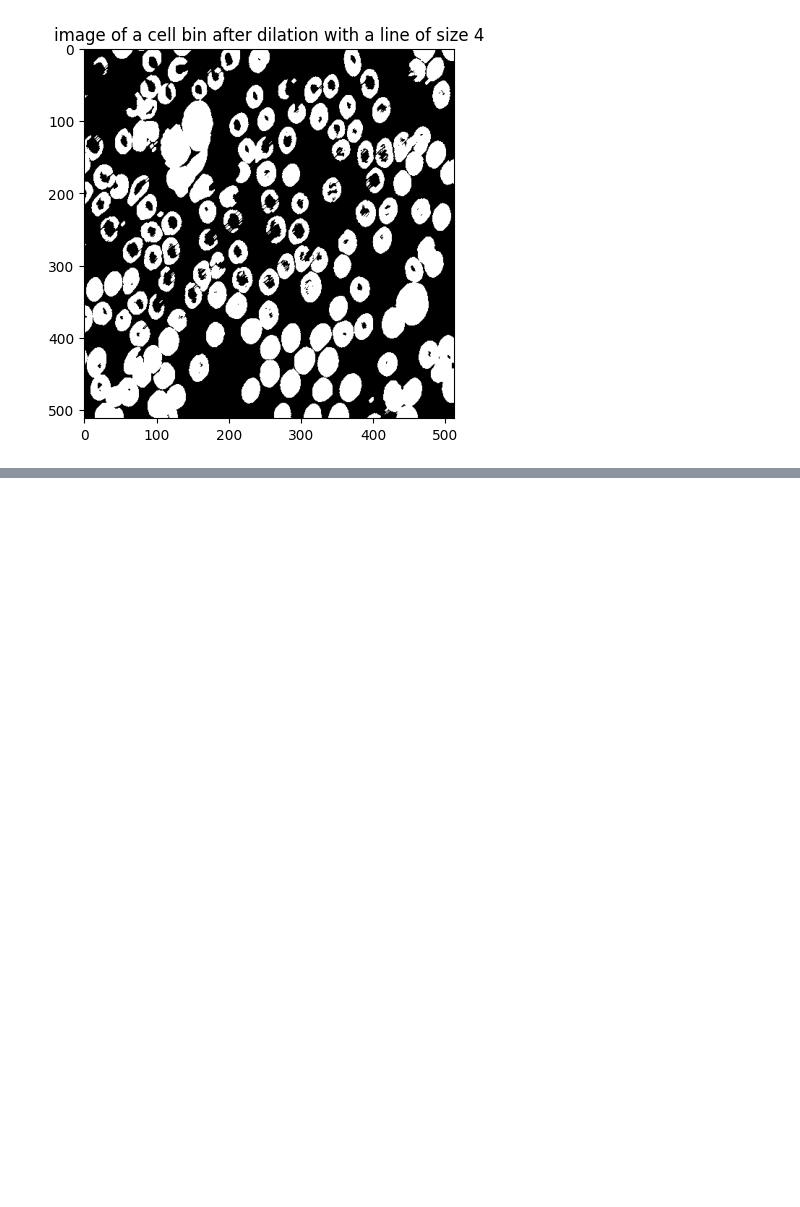
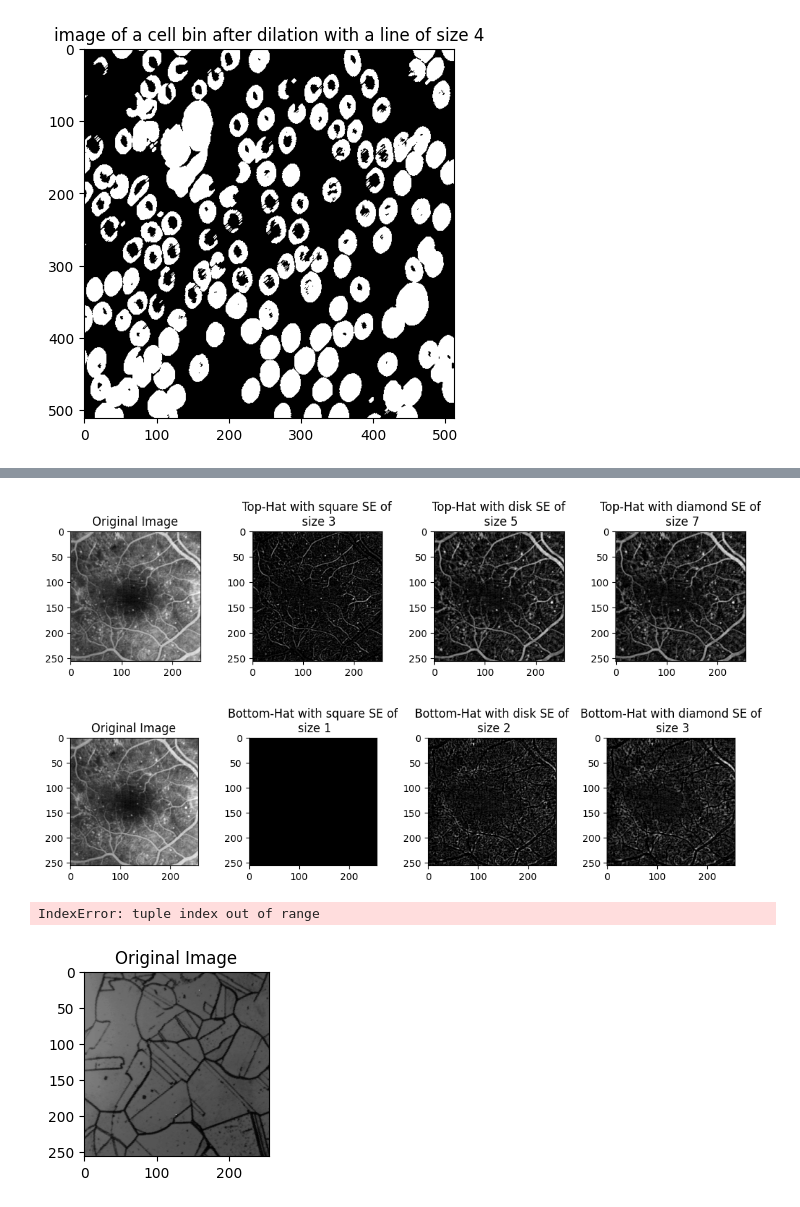
Before and after one commit to mcri00/M2, a Jupyter notebook: TADI/TP1/TP-morpho-1.ipynb, the cells around one changed output, grey strips where cells are left out. Saved outputs shown, nothing was run; the diff lists cells and outputs as text; code cells hidden in the pictures; blank space fills up the shorter version.

```diff
--- a/TADI/TP1/TP-morpho-1.ipynb
+++ b/TADI/TP1/TP-morpho-1.ipynb
@@ -396,0 +468,38 @@ Not applicable! Requirements not met.
+# %%
+def bottom_hat_examples(image):
+    im = skio.imread(image)
+
+    structuring_elements = [
+        ("square", 3),
+        ("disk", 5),
+        ("diamond", 7),
+    ]
+
+    plt.figure(figsize=(12, 8))
+    plt.subplots_adjust(left=0.1, right=0.9, bottom=0.1, top=0.9, wspace=0.4, hspace=0.4)
+
+    # Original image
+    plt.subplot(1, len(structuring_elements) + 1, 1)
+    plt.title("Original Image")
+    plt.imshow(im, cmap="gray")
+
+    # Apply top-hat transform with varying size and shape of the structuring element
+    for i, (se_shape, se_size) in enumerate(structuring_elements):
+        se = strel(se_shape, se_size)
+        closed_image = morpho.closing(im, se)
+        top_hat_result = closed_image-im
+
+        plt.subplot(1, len(structuring_elements) + 1, i + 2)
+        plt.title(f"Bottom-Hat with {se_shape} SE of\n size {se_size}")
+        plt.imshow(top_hat_result, cmap="gray")
+
+    plt.show()
+# %%
+top_hat_examples("images/retina2.gif")
+bottom_hat_examples("images/retina2.gif")
+bottom_hat_examples("images/laiton.bmp")
+# %% [output]
+[figure, added]
+[figure, added]
+IndexError: tuple index out of range
+[figure, added]
```
Also changed, not shown: parts of 17 cells of this notebook.
